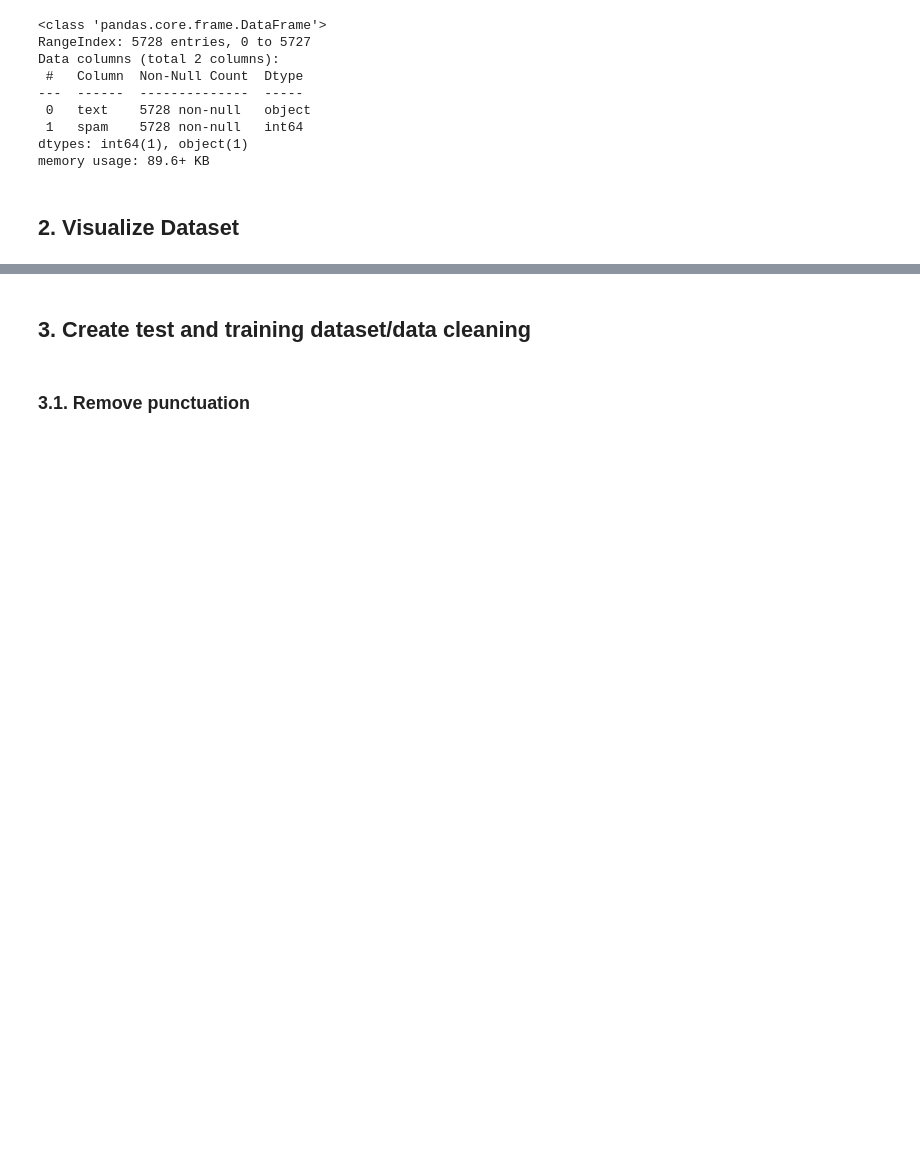
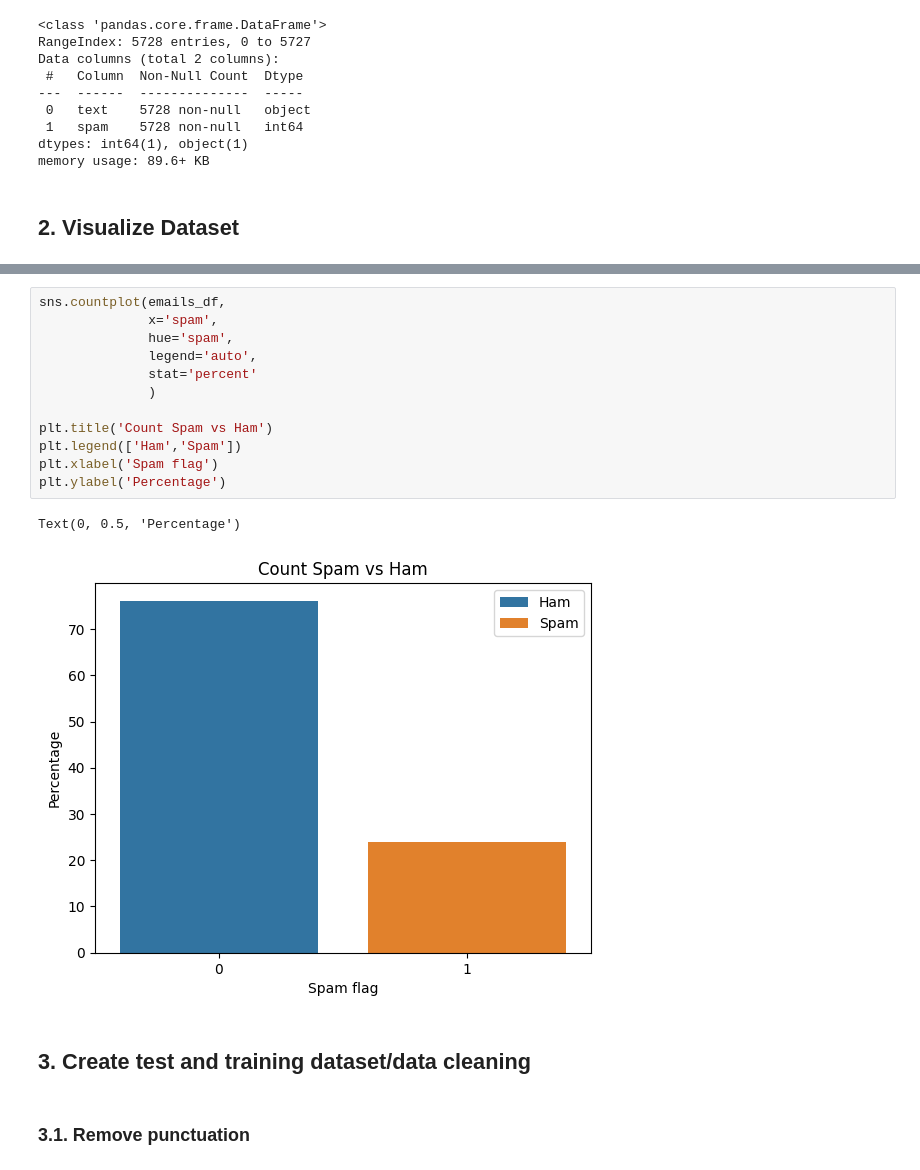
Before and after one commit to ahpmatias/NLP-spam-filter, a Jupyter notebook: Spam Classifier using Naive Bayes.ipynb, the cells around one changed output, grey strips where cells are left out. Drawn from its saved outputs; the diff is of its cells as text; blank space fills up the shorter version.

Commit message:
Visualize dataset.

```diff
--- a/Spam Classifier using Naive Bayes.ipynb
+++ b/Spam Classifier using Naive Bayes.ipynb
@@ -57,3 +107,18 @@ memory usage: 89.6+ KB
+# %%
+sns.countplot(emails_df,
+              x='spam',
+              hue='spam',
+              legend='auto',
+              stat='percent'
+              )
+
+plt.title('Count Spam vs Ham')
+plt.legend(['Ham','Spam'])
+plt.xlabel('Spam flag')
+plt.ylabel('Percentage')
+# %% [output]
+Text(0, 0.5, 'Percentage')
+[figure, added]
 # %% [markdown]
 ## 3. Create test and training dataset/data cleaning
 # %% [markdown]
```
Also changed, not shown: parts of 5 cells of this notebook.
